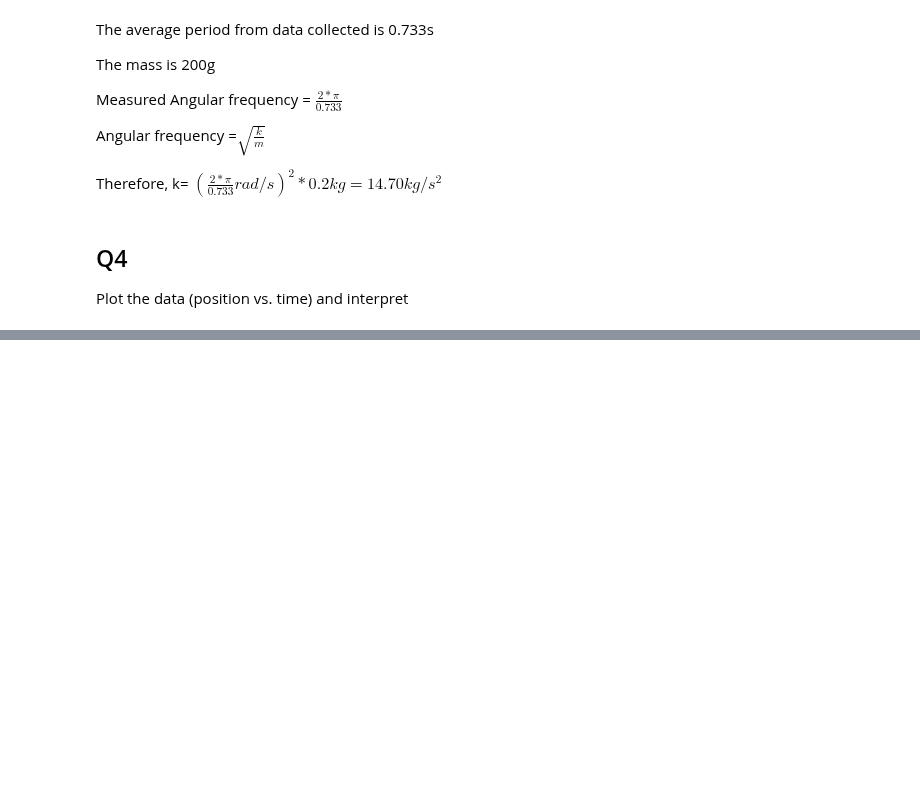
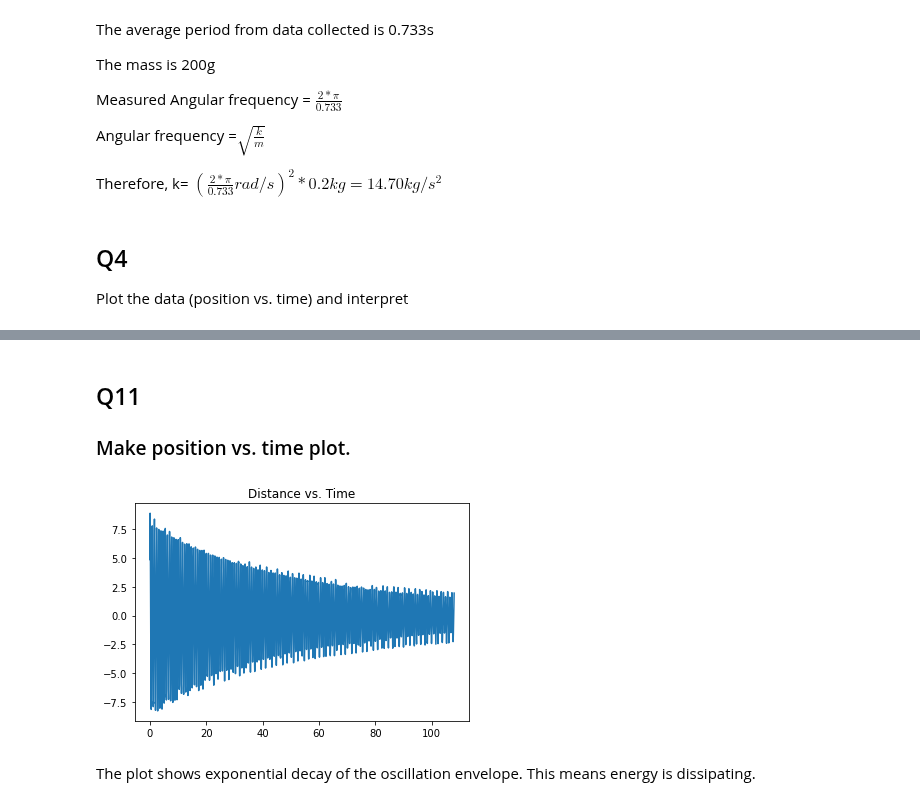
Before and after one commit to travelwithwind/PHY224, a Jupyter notebook: PyLab 1/pylab1.ipynb, the cells around one changed output, grey strips where cells are left out. Saved outputs shown, nothing was run; the diff lists cells and outputs as text; code cells hidden in the pictures; blank space fills up the shorter version.

```diff
--- a/PyLab 1/pylab1.ipynb
+++ b/PyLab 1/pylab1.ipynb
@@ -144,0 +279,16 @@ The plots confirm to my expection. Position vs Time and Velocity vs Time plots h
+# %% [markdown]
+## Q11
+
+### Make position vs. time plot.
+# %%
+data = np.loadtxt("position_damped.txt", skiprows=2, delimiter="\t")
+fig, ax = plt.subplots()
+
+amplitude = np.array(data[:,1]) - 26 # the equilibrium distance is 26cm
+ax.plot(data[:,0], amplitude)
+ax.set_title("Distance vs. Time")
+plt.show()
+# %% [output]
+[figure, added]
+# %% [markdown]
+The plot shows exponential decay of the oscillation envelope. This means energy is dissipating.
```
Also changed, not shown: parts of 22 cells of this notebook, 1 other file.
